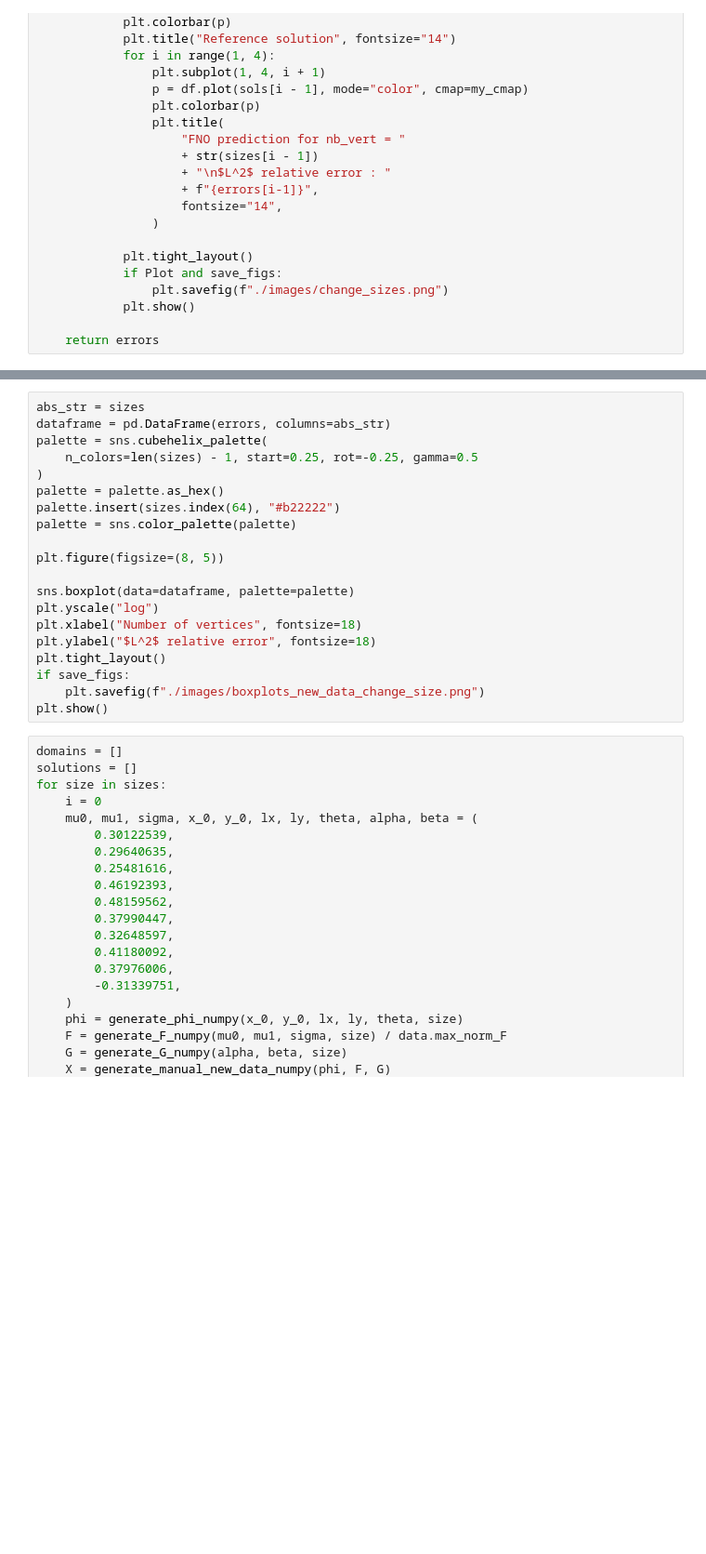
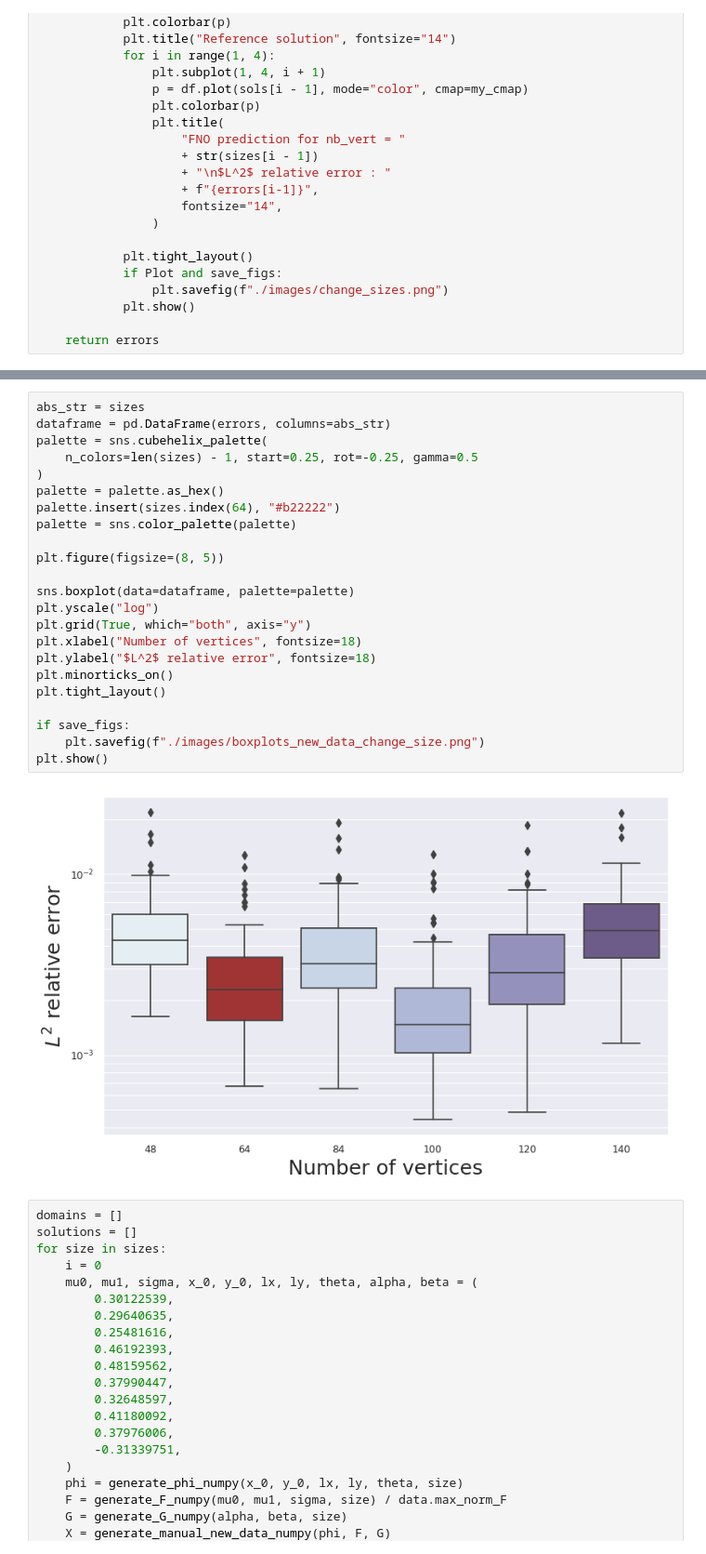
Before and after one commit to KVuillemot/PhiFEM_and_FNO, a Jupyter notebook: Ellipses/main/change_size_images.ipynb, the cells around one changed output, grey strips where cells are left out. Shown at 93% size. Drawn from its saved outputs; the diff is of its cells as text; blank space fills up the shorter version.

```diff
--- a/Ellipses/main/change_size_images.ipynb
+++ b/Ellipses/main/change_size_images.ipynb
@@ -141,23 +171,28 @@ errors = np.array(errors)
 # %%
 abs_str = sizes
 dataframe = pd.DataFrame(errors, columns=abs_str)
 palette = sns.cubehelix_palette(
     n_colors=len(sizes) - 1, start=0.25, rot=-0.25, gamma=0.5
 )
 palette = palette.as_hex()
 palette.insert(sizes.index(64), "#b22222")
 palette = sns.color_palette(palette)
 
 plt.figure(figsize=(8, 5))
 
 sns.boxplot(data=dataframe, palette=palette)
 plt.yscale("log")
+plt.grid(True, which="both", axis="y")
 plt.xlabel("Number of vertices", fontsize=18)
 plt.ylabel("$L^2$ relative error", fontsize=18)
+plt.minorticks_on()
 plt.tight_layout()
+
 if save_figs:
     plt.savefig(f"./images/boxplots_new_data_change_size.png")
 plt.show()
+# %% [output]
+[figure, added]
 # %%
 domains = []
 solutions = []
```
Also changed, not shown: parts of 5 cells of this notebook, 7 other files.
